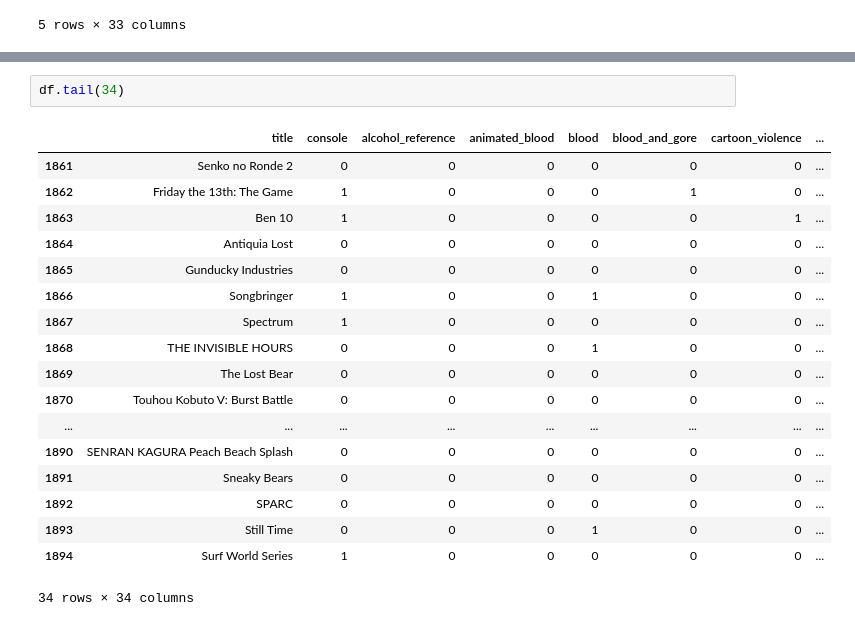
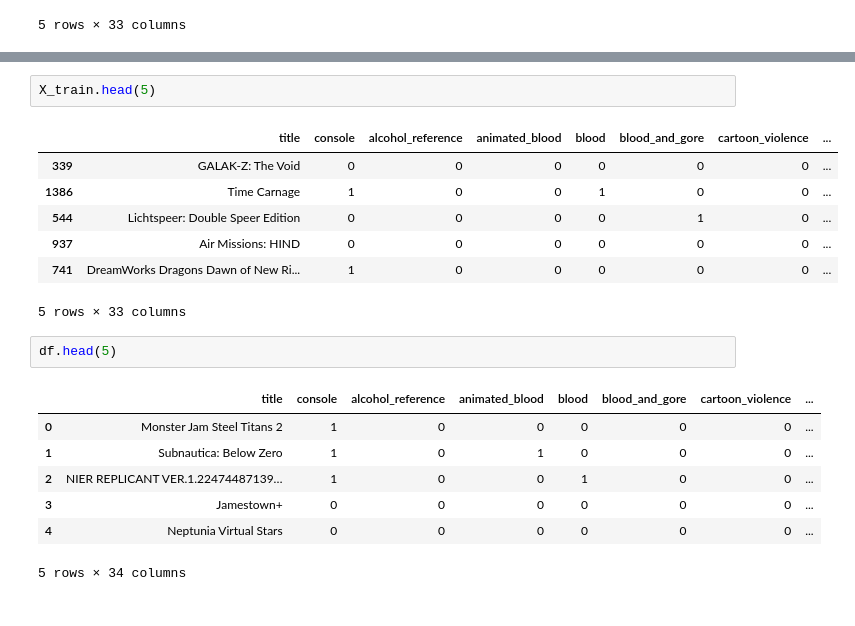
Before and after one commit to JCR321/Project, a Jupyter notebook: Project.ipynb, the cells around one changed output, grey strips where cells are left out. Saved outputs shown, nothing was run; the diff lists cells and outputs as text.

```diff
--- a/Project.ipynb
+++ b/Project.ipynb
@@ -233,22 +234,21 @@ findfont: Font family ['Arial'] not found. Falling back to DejaVu Sans.
 [figure]
-# %%
-df.tail(34)
-# %% [output]
-|  | title | console | alcohol_reference | animated_blood | blood | blood_and_gore | cartoon_violence | ... |
-| 1861 | Senko no Ronde 2 | 0 | 0 | 0 | 0 | 0 | 0 | ... |
-| 1862 | Friday the 13th: The Game | 1 | 0 | 0 | 0 | 1 | 0 | ... |
-| 1863 | Ben 10 | 1 | 0 | 0 | 0 | 0 | 1 | ... |
-| 1864 | Antiquia Lost | 0 | 0 | 0 | 0 | 0 | 0 | ... |
-| 1865 | Gunducky Industries | 0 | 0 | 0 | 0 | 0 | 0 | ... |
-| 1866 | Songbringer | 1 | 0 | 0 | 1 | 0 | 0 | ... |
-| 1867 | Spectrum | 1 | 0 | 0 | 0 | 0 | 0 | ... |
-| 1868 | THE INVISIBLE HOURS | 0 | 0 | 0 | 1 | 0 | 0 | ... |
-| 1869 | The Lost Bear | 0 | 0 | 0 | 0 | 0 | 0 | ... |
-| 1870 | Touhou Kobuto V: Burst Battle | 0 | 0 | 0 | 0 | 0 | 0 | ... |
-| ... | ... | ... | ... | ... | ... | ... | ... | ... |
-| 1890 | SENRAN KAGURA Peach Beach Splash | 0 | 0 | 0 | 0 | 0 | 0 | ... |
-| 1891 | Sneaky Bears | 0 | 0 | 0 | 0 | 0 | 0 | ... |
-| 1892 | SPARC | 0 | 0 | 0 | 0 | 0 | 0 | ... |
-| 1893 | Still Time | 0 | 0 | 0 | 1 | 0 | 0 | ... |
-| 1894 | Surf World Series | 1 | 0 | 0 | 0 | 0 | 0 | ... |
-34 rows × 34 columns
+# %%
+X_train.head(5)
+# %% [output]
+|  | title | console | alcohol_reference | animated_blood | blood | blood_and_gore | cartoon_violence | ... |
+| 339 | GALAK-Z: The Void | 0 | 0 | 0 | 0 | 0 | 0 | ... |
+| 1386 | Time Carnage | 1 | 0 | 0 | 1 | 0 | 0 | ... |
+| 544 | Lichtspeer: Double Speer Edition | 0 | 0 | 0 | 0 | 1 | 0 | ... |
+| 937 | Air Missions: HIND | 0 | 0 | 0 | 0 | 0 | 0 | ... |
+| 741 | DreamWorks Dragons Dawn of New Ri... | 1 | 0 | 0 | 0 | 0 | 0 | ... |
+5 rows × 33 columns
+# %%
+df.head(5)
+# %% [output]
+|  | title | console | alcohol_reference | animated_blood | blood | blood_and_gore | cartoon_violence | ... |
+| 0 | Monster Jam Steel Titans 2 | 1 | 0 | 0 | 0 | 0 | 0 | ... |
+| 1 | Subnautica: Below Zero | 1 | 0 | 1 | 0 | 0 | 0 | ... |
+| 2 | NIER REPLICANT VER.1.22474487139… | 1 | 0 | 0 | 1 | 0 | 0 | ... |
+| 3 | Jamestown+ | 0 | 0 | 0 | 0 | 0 | 0 | ... |
+| 4 | Neptunia Virtual Stars | 0 | 0 | 0 | 0 | 0 | 0 | ... |
+5 rows × 34 columns
```
Also changed, not shown: parts of 5 cells of this notebook.
